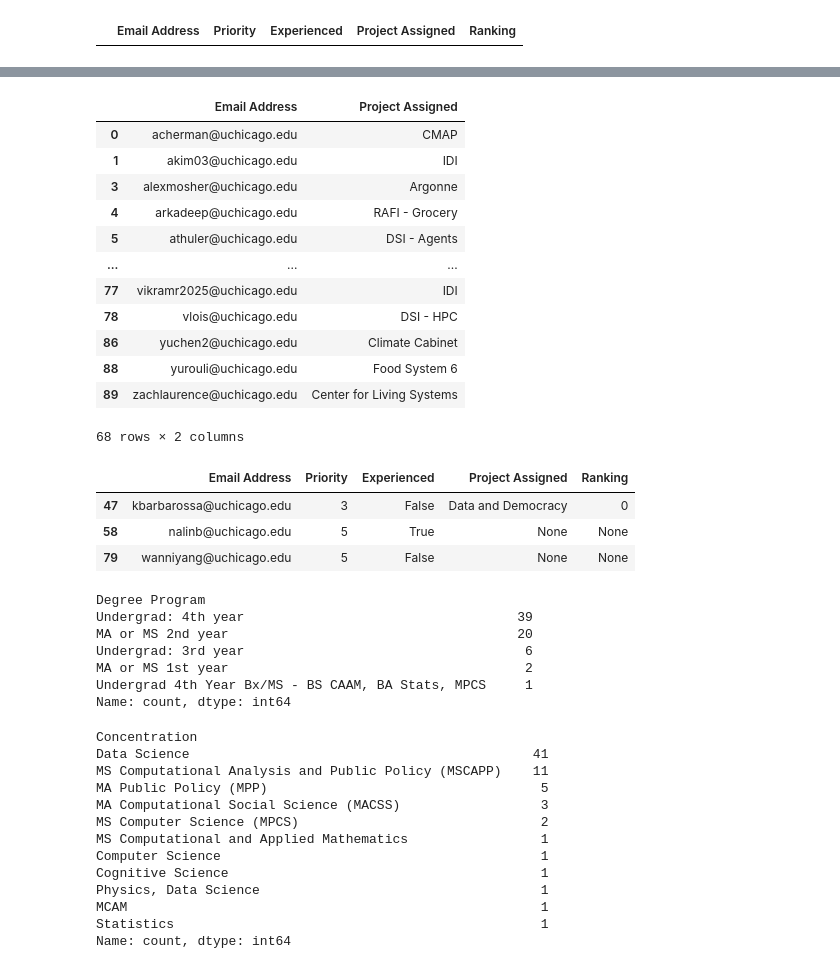
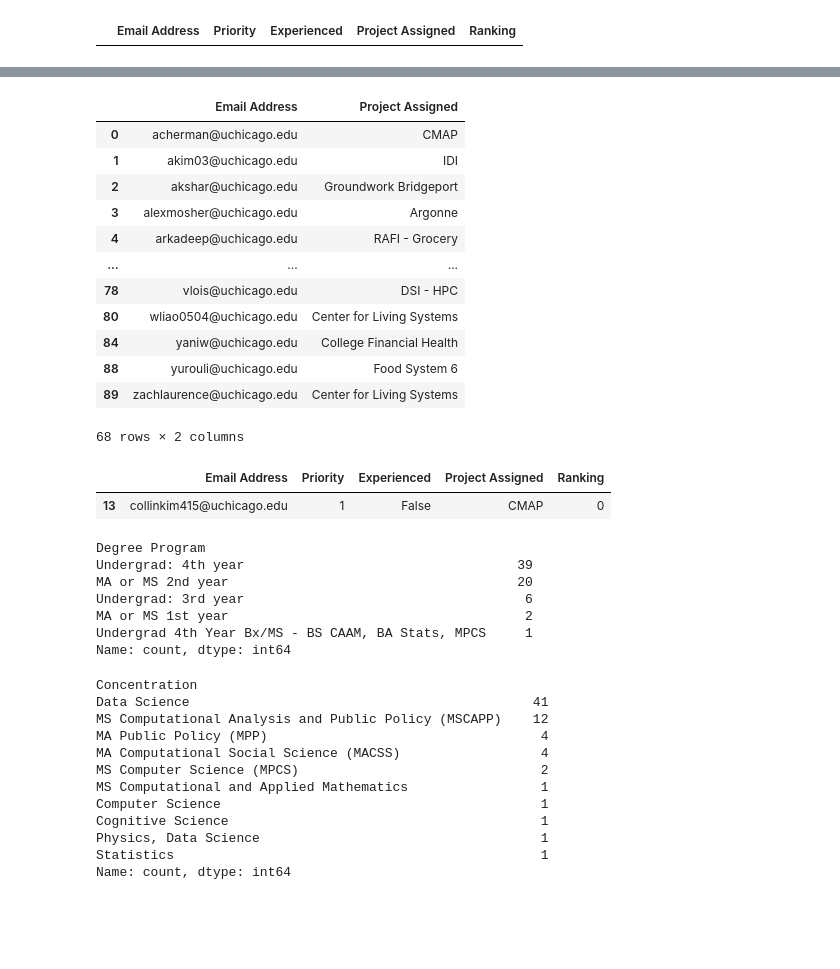
Before and after one commit to dsi-clinic/the-clinic, a Jupyter notebook: admin/matching/notebooks/matching.ipynb, the cells around one changed output, grey strips where cells are left out. Saved outputs shown, nothing was run; the diff lists cells and outputs as text; code cells hidden in the pictures; blank space fills up the shorter version.

```diff
--- a/admin/matching/notebooks/matching.ipynb
+++ b/admin/matching/notebooks/matching.ipynb
@@ -25,7 +25,10 @@ from utils.utils import (
 # %%
 file_location = "../data/Spring 25 Matching.xlsx"
 prioritized_students = ["ceden26@uchicago.edu"]
-override_assignments = {"kbarbarossa@uchicago.edu": "Data and Democracy"}
+override_assignments = {
+    "kbarbarossa@uchicago.edu": "Data and Democracy",
+    "collinkim415@uchicago.edu": "CMAP",
+}
 deprioritized_students = [
     "nalinb@uchicago.edu",
     "wanniyang@uchicago.edu",
@@ -40,6 +43,7 @@ technical_project_list = [
     "SPUN",
 ]
 drop_project_list = [
+    "Climate Cabinet",
     "Satellite-Based Detection of Ancient Water Systems",
     "SPUN",
 ]
@@ -287,32 +290,28 @@ assignment_df[(assignment_df["Project Assigned"].notna())][
 |  | Email Address | Project Assigned |
 | 0 | acherman@uchicago.edu | CMAP |
 | 1 | akim03@uchicago.edu | IDI |
+| 2 | akshar@uchicago.edu | Groundwork Bridgeport |
 | 3 | alexmosher@uchicago.edu | Argonne |
 | 4 | arkadeep@uchicago.edu | RAFI - Grocery |
-| 5 | athuler@uchicago.edu | DSI - Agents |
 | ... | ... | ... |
-| 77 | vikramr2025@uchicago.edu | IDI |
 | 78 | vlois@uchicago.edu | DSI - HPC |
-| 86 | yuchen2@uchicago.edu | Climate Cabinet |
+| 80 | wliao0504@uchicago.edu | Center for Living Systems |
+| 84 | yaniw@uchicago.edu | College Financial Health |
 | 88 | yurouli@uchicago.edu | Food System 6 |
 | 89 | zachlaurence@uchicago.edu | Center for Living Systems |
 68 rows × 2 columns
 # %%
 # Check specific student(s) by email
 assignment_df[
     assignment_df["Email Address"].isin(
         [
-            "wanniyang@uchicago.edu",
-            "kbarbarossa@uchicago.edu",
-            "nalinb@uchicago.edu",
+            "collinkim415@uchicago.edu",
         ]
     )
 ]
 # %% [output]
 |  | Email Address | Priority | Experienced | Project Assigned | Ranking |
-| 47 | kbarbarossa@uchicago.edu | 3 | False | Data and Democracy | 0 |
-| 58 | nalinb@uchicago.edu | 5 | True | None | None |
-| 79 | wanniyang@uchicago.edu | 5 | False | None | None |
+| 13 | collinkim415@uchicago.edu | 1 | False | CMAP | 0 |
 # %%
 roster["Degree Program"].value_counts()
 # %% [output]
@@ -328,15 +327,14 @@ roster["Concentration"].value_counts()
 # %% [output]
 Concentration
 Data Science                                            41
-MS Computational Analysis and Public Policy (MSCAPP)    11
-MA Public Policy (MPP)                                   5
-MA Computational Social Science (MACSS)                  3
+MS Computational Analysis and Public Policy (MSCAPP)    12
+MA Public Policy (MPP)                                   4
+MA Computational Social Science (MACSS)                  4
 MS Computer Science (MPCS)                               2
 MS Computational and Applied Mathematics                 1
 Computer Science                                         1
 Cognitive Science                                        1
 Physics, Data Science                                    1
-MCAM                                                     1
 Statistics                                               1
 Name: count, dtype: int64
 # %%
```
Also changed, not shown: parts of 5 cells of this notebook, 1 other file.
